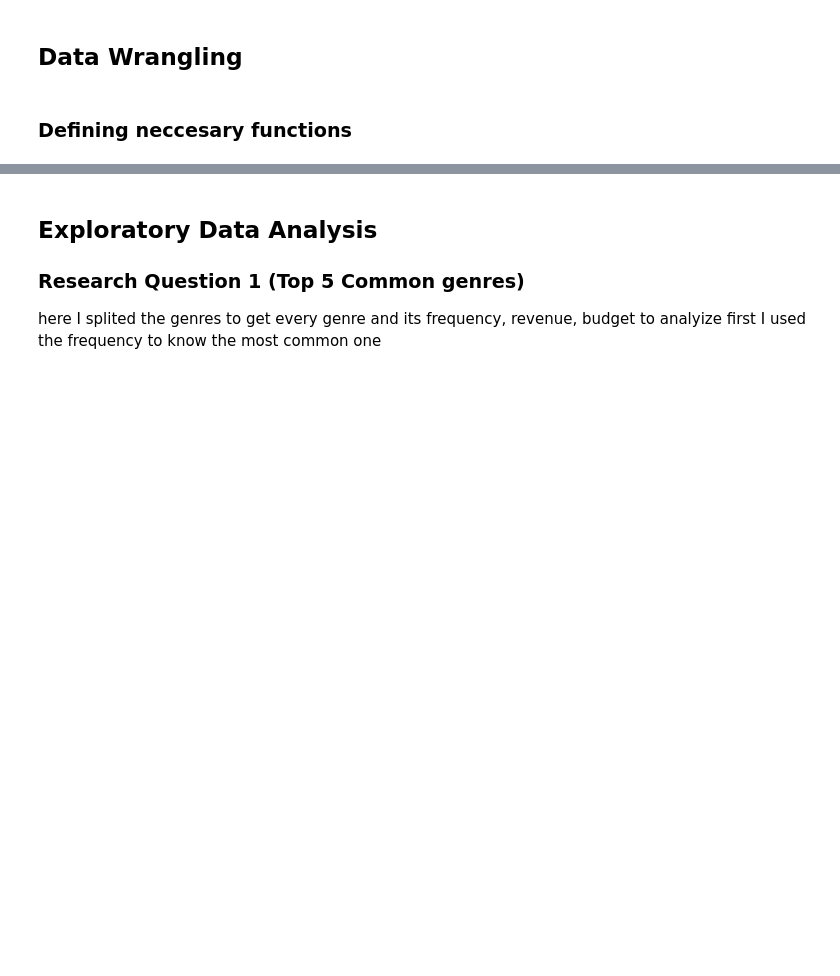
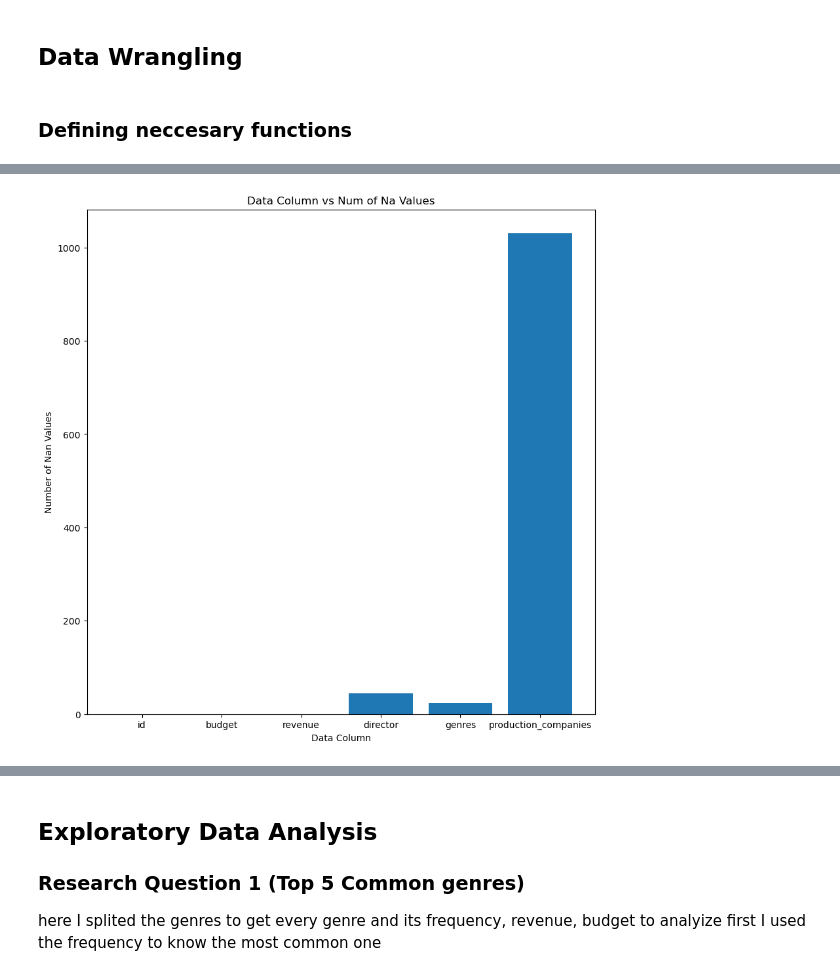
Before and after one commit to AquariumFish2/Investigate-a-Dataset, a Jupyter notebook: Investigate_a_Dataset.ipynb, the cells around one changed output, grey strips where cells are left out. Drawn from its saved outputs; the diff is of its cells as text; code cells hidden in the pictures; blank space fills up the shorter version.

```diff
--- a/Investigate_a_Dataset.ipynb
+++ b/Investigate_a_Dataset.ipynb
@@ -140,0 +127,13 @@ dtype: object
+# %%
+# here i ploted the na values to figure out how much I am going to delete
+na_df=check_na_df(df=df)
+plt.figure(figsize=(10,10))
+plt.title('Data Column vs Num of Na Values')
+plt.xlabel('Data Column')
+plt.ylabel('Number of Nan Values')
+location = np.arange(1,na_df.shape[0]+1)
+heights = na_df['number of nan values'].values
+labels = na_df.index.values
+plt.bar(location,heights,tick_label = labels);
+# %% [output]
+[figure, added]
```
Also changed, not shown: parts of 24 cells of this notebook, 1 other file.
